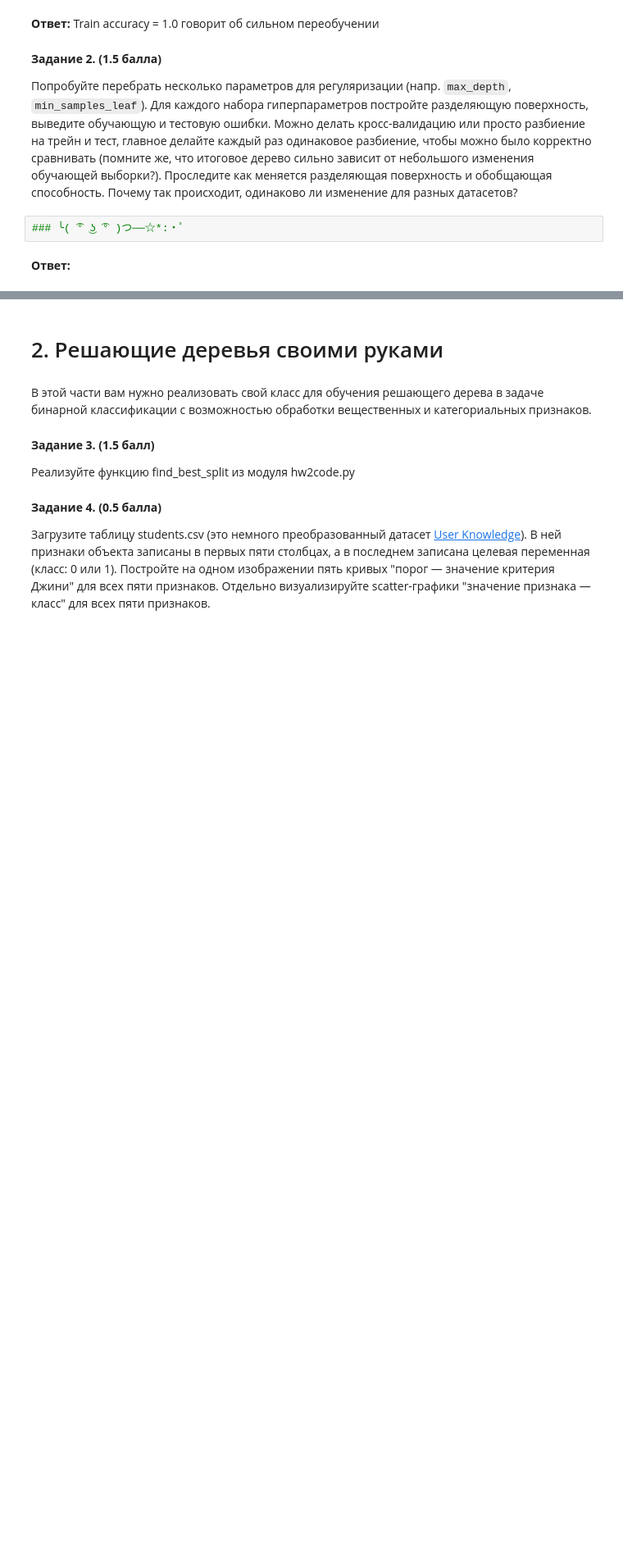
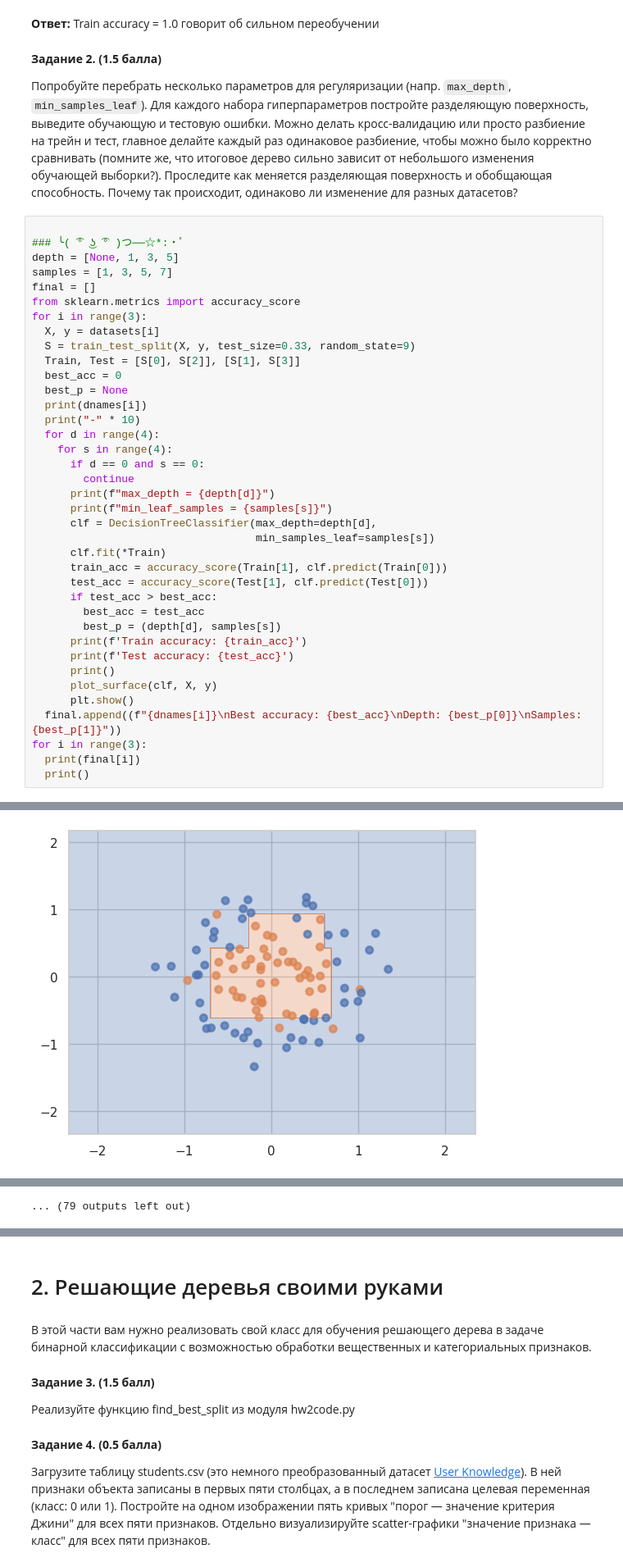
Before and after one commit to soules-one/ML, a Jupyter notebook: hw2/hw2-trees.ipynb, the cells around one changed output, grey strips where cells are left out. Shown at 82% size. Saved outputs shown, nothing was run; the diff lists cells and outputs as text; blank space fills up the shorter version.

```diff
--- a/hw2/hw2-trees.ipynb
+++ b/hw2/hw2-trees.ipynb
@@ -116,7 +116,42 @@ __Ответ:__ Train accuracy = 1.0 говорит об сильном пере
 __Задание 2. (1.5 балла)__
 
 Попробуйте перебрать несколько параметров для регуляризации (напр. `max_depth`, `min_samples_leaf`). Для каждого набора гиперпараметров постройте разделяющую поверхность, выведите обучающую и тестовую ошибки. Можно делать кросс-валидацию или просто разбиение на трейн и тест, главное делайте каждый раз одинаковое разбиение, чтобы можно было корректно сравнивать (помните же, что итоговое дерево сильно зависит от небольшого изменения обучающей выборки?). Проследите как меняется разделяющая поверхность и обобщающая способность. Почему так происходит, одинаково ли изменение для разных датасетов?
-# %%
-### ╰( ͡° ͜ʖ ͡° )つ──☆*:・ﾟ
-# %% [markdown]
-__Ответ:__
+# %%
+
+### ╰( ͡° ͜ʖ ͡° )つ──☆*:・ﾟ
+depth = [None, 1, 3, 5]
+samples = [1, 3, 5, 7]
+final = []
+from sklearn.metrics import accuracy_score
+for i in range(3):
+  X, y = datasets[i]
+  S = train_test_split(X, y, test_size=0.33, random_state=9)
+  Train, Test = [S[0], S[2]], [S[1], S[3]]
+  best_acc = 0
+  best_p = None
+  print(dnames[i])
+  print("-" * 10)
+  for d in range(4):
+    for s in range(4):
+      if d == 0 and s == 0:
+        continue
+      print(f"max_depth = {depth[d]}")
+      print(f"min_leaf_samples = {samples[s]}")
+      clf = DecisionTreeClassifier(max_depth=depth[d],
+                                   min_samples_leaf=samples[s])
+      clf.fit(*Train)
+      train_acc = accuracy_score(Train[1], clf.predict(Train[0]))
+      test_acc = accuracy_score(Test[1], clf.predict(Test[0]))
+      if test_acc > best_acc:
+        best_acc = test_acc
+        best_p = (depth[d], samples[s])
+      print(f'Train accuracy: {train_acc}')
+      print(f'Test accuracy: {test_acc}')
+      print()
+      plot_surface(clf, X, y)
+      plt.show()
+  final.append((f"{dnames[i]}\nBest accuracy: {best_acc}\nDepth: {best_p[0]}\nSamples: {best_p[1]}"))
+for i in range(3):
+  print(final[i])
+  print()
+# %% [output]
@@ -122,0 +164 @@ __Ответ:__
+[figure, added]
@@ -122,0 +190 @@ __Ответ:__
+... (79 outputs left out)
```
Also changed, not shown: parts of 2 cells of this notebook.
